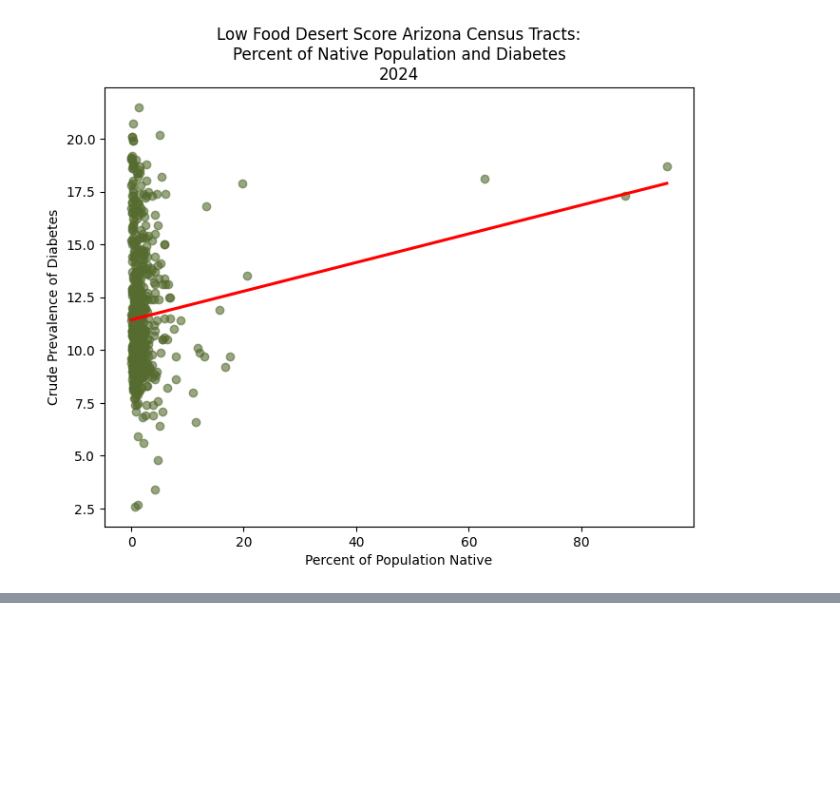
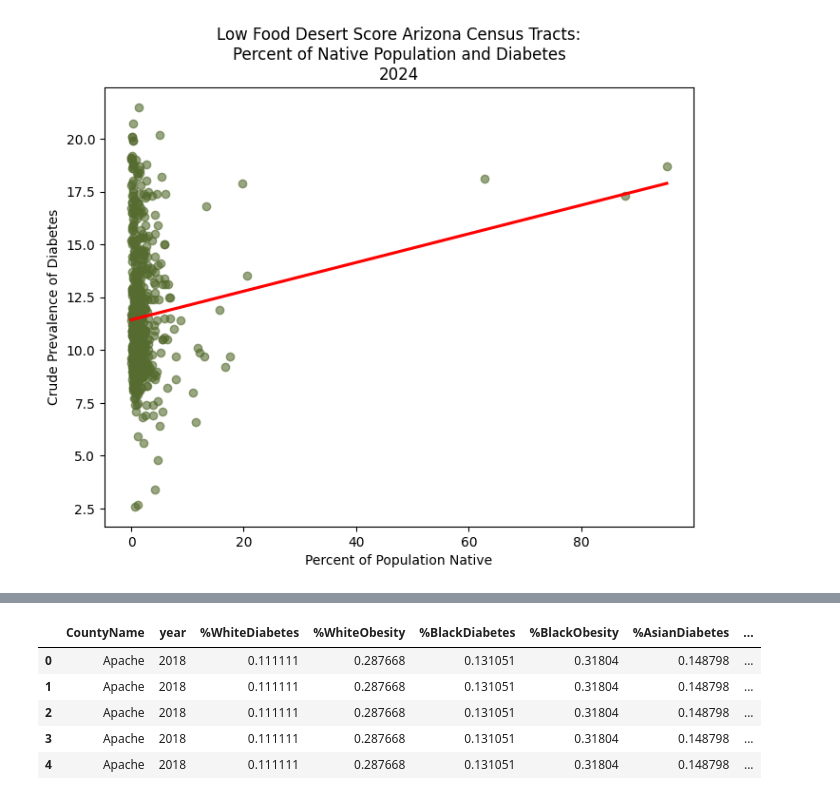
Before and after one commit to INFO-698-InfoSci-Capstone/geo-health-ai, a Jupyter notebook: Working_Files/Explore_SMG.ipynb, the cells around one changed output, grey strips where cells are left out. Saved outputs shown, nothing was run; the diff lists cells and outputs as text; code cells hidden in the pictures; blank space fills up the shorter version.

```diff
--- a/Working_Files/Explore_SMG.ipynb
+++ b/Working_Files/Explore_SMG.ipynb
@@ -1424,0 +1792,28 @@ plt.show()
+# %%
+# Food Desert Score to match Remi's - (Remi's Code)
+# FARA Data
+AZ_FARA = FARA[FARA['State'] == 'Arizona']
+
+# Clean county name to match Unioned_Data_By_Race
+AZ_FARA['CountyName'] = AZ_FARA['County'].str.replace(' County', '', regex=False).str.strip()
+
+# Define flags to sum score again
+food_desert_flags = [
+    "LILATracts_1And10", "LILATracts_halfAnd10", "LILATracts_1And20",
+    "LILATracts_Vehicle", "LowIncomeTracts", "LATracts1", "LATracts10", "LATracts20"
+]
+
+# Get score, pull needed cols from FARA
+AZ_FARA["food_desert_score"] = AZ_FARA[food_desert_flags].sum(axis=1)
+AZ_FARA_subset = AZ_FARA[["CountyName", "food_desert_score"]]
+
+# Merge
+merged_df = Unioned_Data_By_Race.merge(AZ_FARA_subset, on="CountyName", how="left")
+merged_df.head()
+# %% [output]
+|  | CountyName | year | %WhiteDiabetes | %WhiteObesity | %BlackDiabetes | %BlackObesity | %AsianDiabetes | ... |
+| 0 | Apache | 2018 | 0.111111 | 0.287668 | 0.131051 | 0.31804 | 0.148798 | ... |
+| 1 | Apache | 2018 | 0.111111 | 0.287668 | 0.131051 | 0.31804 | 0.148798 | ... |
+| 2 | Apache | 2018 | 0.111111 | 0.287668 | 0.131051 | 0.31804 | 0.148798 | ... |
+| 3 | Apache | 2018 | 0.111111 | 0.287668 | 0.131051 | 0.31804 | 0.148798 | ... |
+| 4 | Apache | 2018 | 0.111111 | 0.287668 | 0.131051 | 0.31804 | 0.148798 | ... |
```
Also changed, not shown: parts of 9 cells of this notebook, 1 other file.
